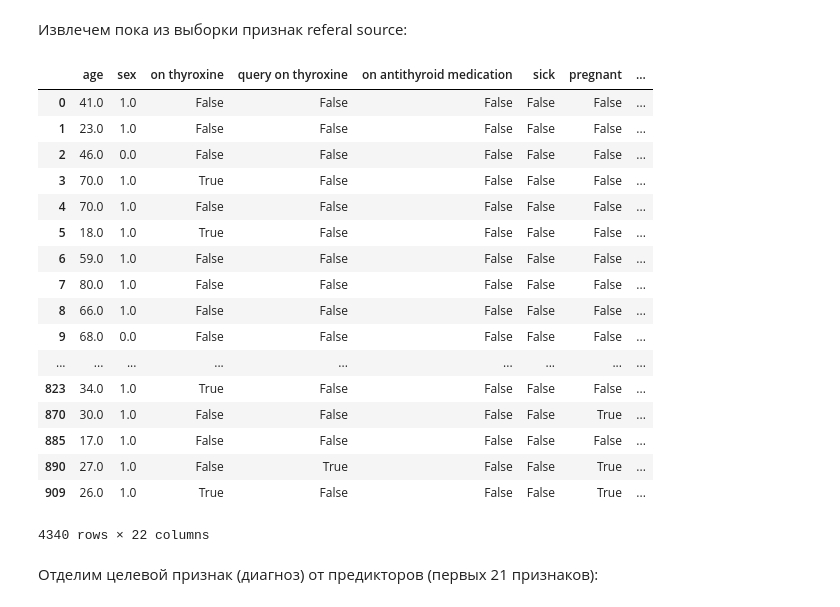
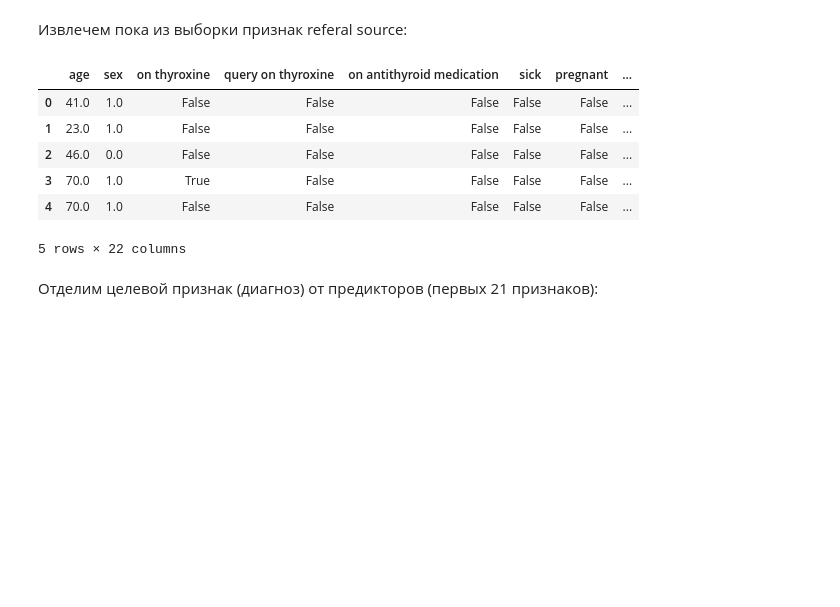
Before and after one commit to IooHooI/CLASSIFICATION_1, a Jupyter notebook: notebooks/SOLUTION.ipynb, the cells around one changed output. Saved outputs shown, nothing was run; the diff lists cells and outputs as text; code cells hidden in the pictures; blank space fills up the shorter version.

```diff
--- a/notebooks/SOLUTION.ipynb
+++ b/notebooks/SOLUTION.ipynb
@@ -421,26 +394,15 @@ memory usage: 368.7+ KB
 referral_source = data_frame['referral source']
 data_frame.drop(['referral source'], axis='columns', inplace=True)
 # %%
-data_frame
+data_frame.head()
 # %% [output]
 |  | age | sex | on thyroxine | query on thyroxine | on antithyroid medication | sick | pregnant | ... |
 | 0 | 41.0 | 1.0 | False | False | False | False | False | ... |
 | 1 | 23.0 | 1.0 | False | False | False | False | False | ... |
 | 2 | 46.0 | 0.0 | False | False | False | False | False | ... |
 | 3 | 70.0 | 1.0 | True | False | False | False | False | ... |
 | 4 | 70.0 | 1.0 | False | False | False | False | False | ... |
-| 5 | 18.0 | 1.0 | True | False | False | False | False | ... |
-| 6 | 59.0 | 1.0 | False | False | False | False | False | ... |
-| 7 | 80.0 | 1.0 | False | False | False | False | False | ... |
-| 8 | 66.0 | 1.0 | False | False | False | False | False | ... |
-| 9 | 68.0 | 0.0 | False | False | False | False | False | ... |
-| ... | ... | ... | ... | ... | ... | ... | ... | ... |
-| 823 | 34.0 | 1.0 | True | False | False | False | False | ... |
-| 870 | 30.0 | 1.0 | False | False | False | False | True | ... |
-| 885 | 17.0 | 1.0 | False | False | False | False | False | ... |
-| 890 | 27.0 | 1.0 | False | True | False | False | True | ... |
-| 909 | 26.0 | 1.0 | True | False | False | False | True | ... |
-4340 rows × 22 columns
+5 rows × 22 columns
 # %%
 data_frame.index = range(data_frame.index.size)
 # %% [markdown]
```
Also changed, not shown: parts of 110 cells of this notebook, 2 other files.
